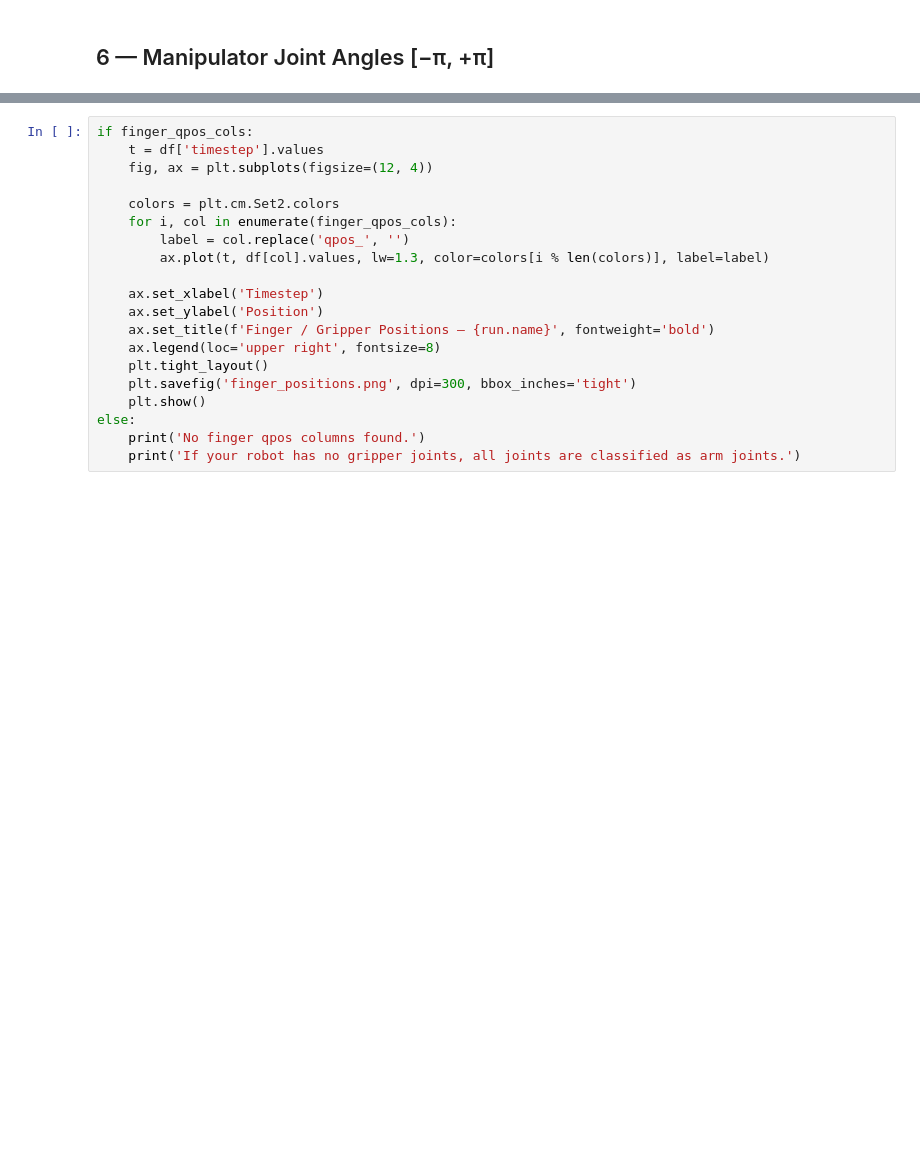
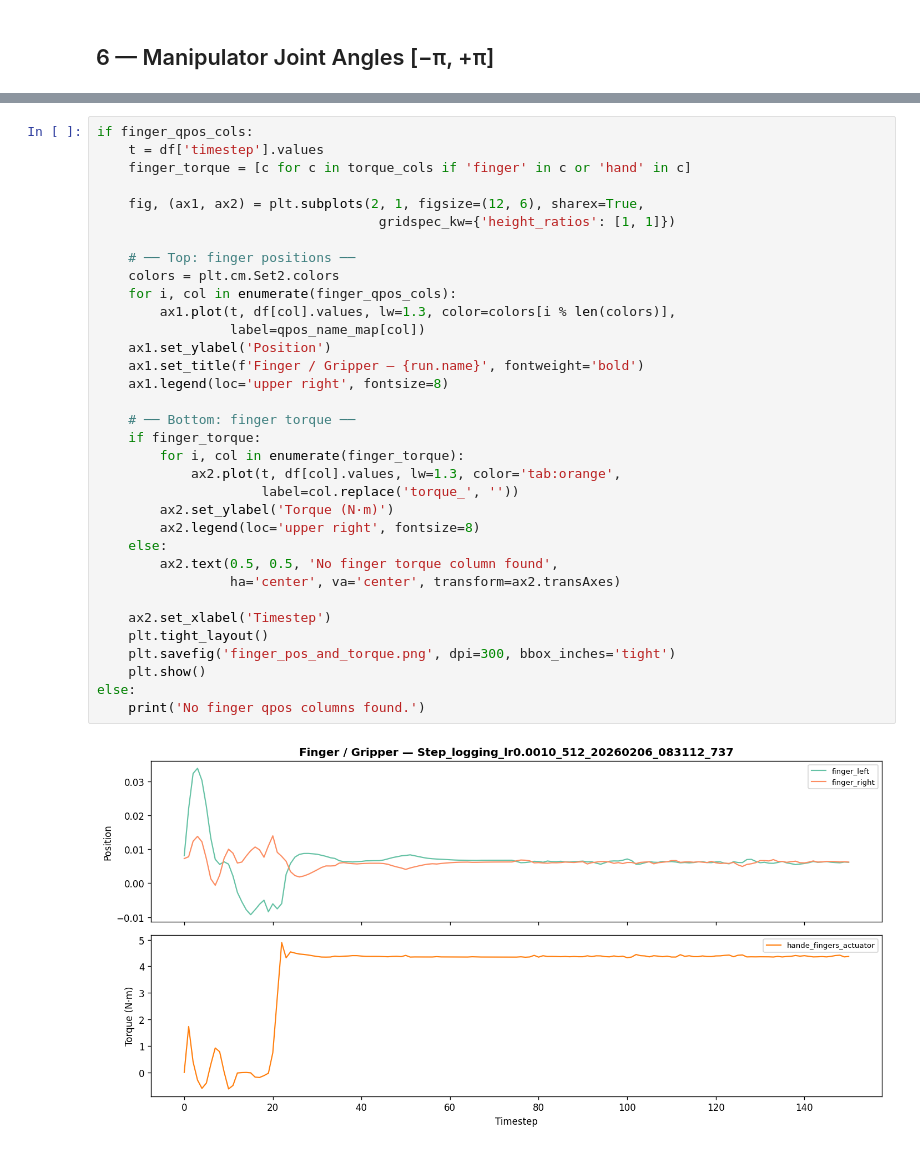
Before and after one commit to weissma6/my_mujoco_playground, a Jupyter notebook: evaluation/Rollout_Viz.ipynb, the cells around one changed output, grey strips where cells are left out. Saved outputs shown, nothing was run; the diff lists cells and outputs as text; blank space fills up the shorter version.

```diff
--- a/evaluation/Rollout_Viz.ipynb
+++ b/evaluation/Rollout_Viz.ipynb
@@ -142,20 +368,36 @@ else:
 # %%
 if finger_qpos_cols:
     t = df['timestep'].values
-    fig, ax = plt.subplots(figsize=(12, 4))
+    finger_torque = [c for c in torque_cols if 'finger' in c or 'hand' in c]
 
+    fig, (ax1, ax2) = plt.subplots(2, 1, figsize=(12, 6), sharex=True,
+                                    gridspec_kw={'height_ratios': [1, 1]})
+
+    # ── Top: finger positions ──
     colors = plt.cm.Set2.colors
     for i, col in enumerate(finger_qpos_cols):
-        label = col.replace('qpos_', '')
-        ax.plot(t, df[col].values, lw=1.3, color=colors[i % len(colors)], label=label)
+        ax1.plot(t, df[col].values, lw=1.3, color=colors[i % len(colors)],
+                 label=qpos_name_map[col])
+    ax1.set_ylabel('Position')
+    ax1.set_title(f'Finger / Gripper — {run.name}', fontweight='bold')
+    ax1.legend(loc='upper right', fontsize=8)
 
-    ax.set_xlabel('Timestep')
-    ax.set_ylabel('Position')
-    ax.set_title(f'Finger / Gripper Positions — {run.name}', fontweight='bold')
-    ax.legend(loc='upper right', fontsize=8)
+    # ── Bottom: finger torque ──
+    if finger_torque:
+        for i, col in enumerate(finger_torque):
+            ax2.plot(t, df[col].values, lw=1.3, color='tab:orange',
+                     label=col.replace('torque_', ''))
+        ax2.set_ylabel('Torque (N·m)')
+        ax2.legend(loc='upper right', fontsize=8)
+    else:
+        ax2.text(0.5, 0.5, 'No finger torque column found',
+                 ha='center', va='center', transform=ax2.transAxes)
+
+    ax2.set_xlabel('Timestep')
     plt.tight_layout()
-    plt.savefig('finger_positions.png', dpi=300, bbox_inches='tight')
+    plt.savefig('finger_pos_and_torque.png', dpi=300, bbox_inches='tight')
     plt.show()
 else:
     print('No finger qpos columns found.')
-    print('If your robot has no gripper joints, all joints are classified as arm joints.')
+# %% [output]
+[figure, added]
```
Also changed, not shown: parts of 22 cells of this notebook, 9 other files.
